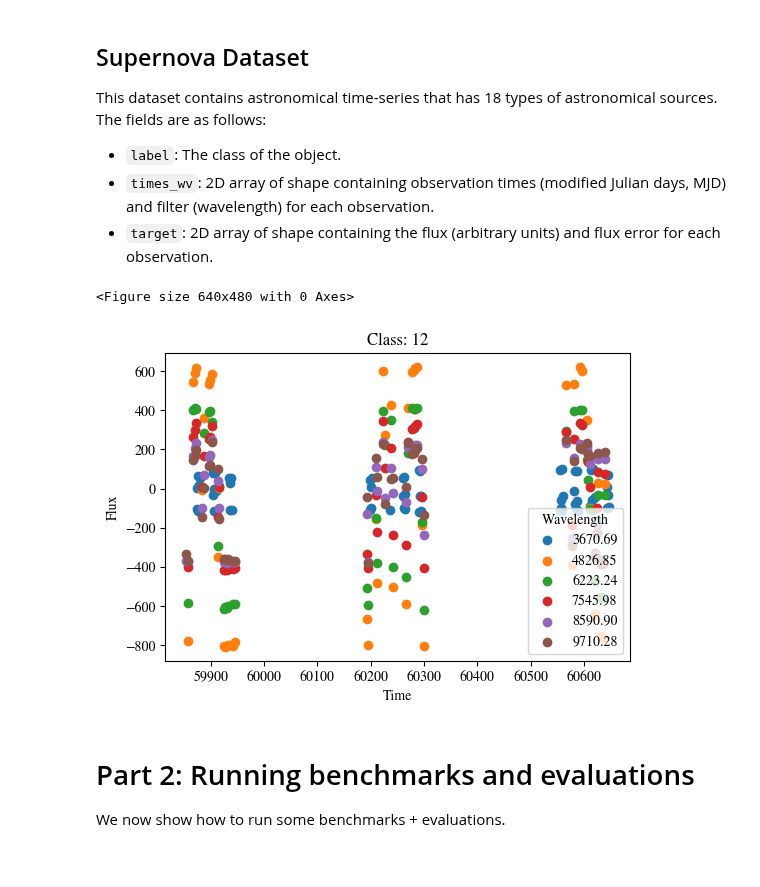
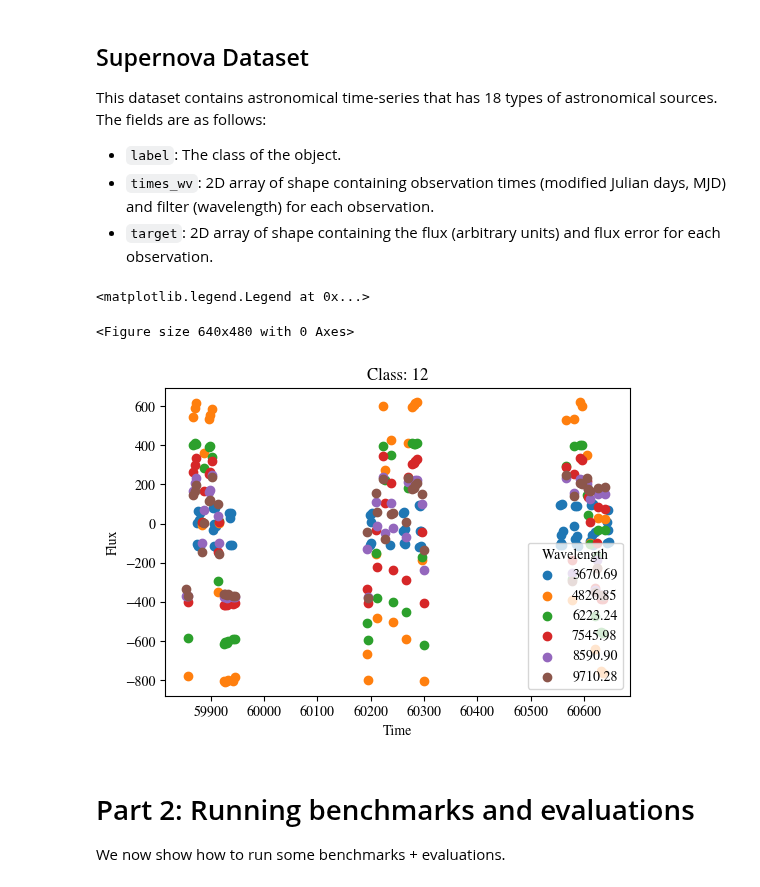
Before and after one commit to DebugML/exlib, a Jupyter notebook: fix_demo.ipynb, the cells around one changed output. Drawn from its saved outputs; the diff is of its cells as text; code cells hidden in the pictures.

```diff
--- a/fix_demo.ipynb
+++ b/fix_demo.ipynb
@@ -231,30 +231,29 @@ This dataset contains astronomical time-series that has 18 types of astronomical
 * `target`: 2D array of shape containing the flux (arbitrary units) and flux error for each observation.
 # %%
 supernova_dataset = exlib.datasets.supernova.SupernovaDataset(split="test")
-# %%
-supernova_item = supernova_dataset.dataset[0]
-plt.clf()
-times_wv = torch.tensor(supernova_item["times_wv"])
-xs = times_wv[:, 0]
-ys = torch.tensor(supernova_item["target"])[:, 0]
-unique_wl = torch.Tensor([3670.69, 4826.85, 6223.24, 7545.98, 8590.9, 9710.28])
-non_zero_mask = ys != 0
-xs, ys = xs[non_zero_mask], ys[non_zero_mask]
-times_wv_filtered = times_wv[non_zero_mask]
-label = supernova_item["label"]
-plt.figure(figsize=(6, 4))
-
-for j, wl in enumerate(unique_wl):
-    mask = times_wv_filtered[:, 1] == wl
-    plt.scatter(xs[mask], ys[mask], label=f'{wl:.2f}', cmap='viridis')
-plt.title(f'Class: {label}')
-plt.xlabel('Time')
-plt.ylabel('Flux')
-plt.legend(title='Wavelength')
-plt.show()
-# %% [output]
-<Figure size 640x480 with 0 Axes>
-[figure, removed]
+# %%
+supernova_item = supernova_dataset.dataset[0]
+times_wv = torch.tensor(supernova_item["times_wv"])
+xs = times_wv[:, 0]
+ys = torch.tensor(supernova_item["target"])[:, 0]
+times_wv, xs, ys = times_wv[ys!=0], xs[ys!=0], ys[ys!=0]
+unique_wls = [3670.69, 4826.85, 6223.24, 7545.98, 8590.9, 9710.28]
+# %%
+plt.clf()
+plt.figure(figsize=(6,4))
+
+for wl in unique_wls:
+    mask = times_wv[:, 1] == wl
+    plt.scatter(xs[mask], ys[mask], label=f'{wl:.2f}', cmap='viridis')
+
+plt.title(f'Class: {supernova_item["label"]}')
+plt.xlabel('Time')
+plt.ylabel('Flux')
+plt.legend(title='Wavelength')
+# %% [output]
+<matplotlib.legend.Legend at 0x...>
+<Figure size 640x480 with 0 Axes>
+[figure, added]
 # %% [markdown]
 # Part 2: Running benchmarks and evaluations
 
```
Also changed, not shown: parts of 9 cells of this notebook, 12 other files.
